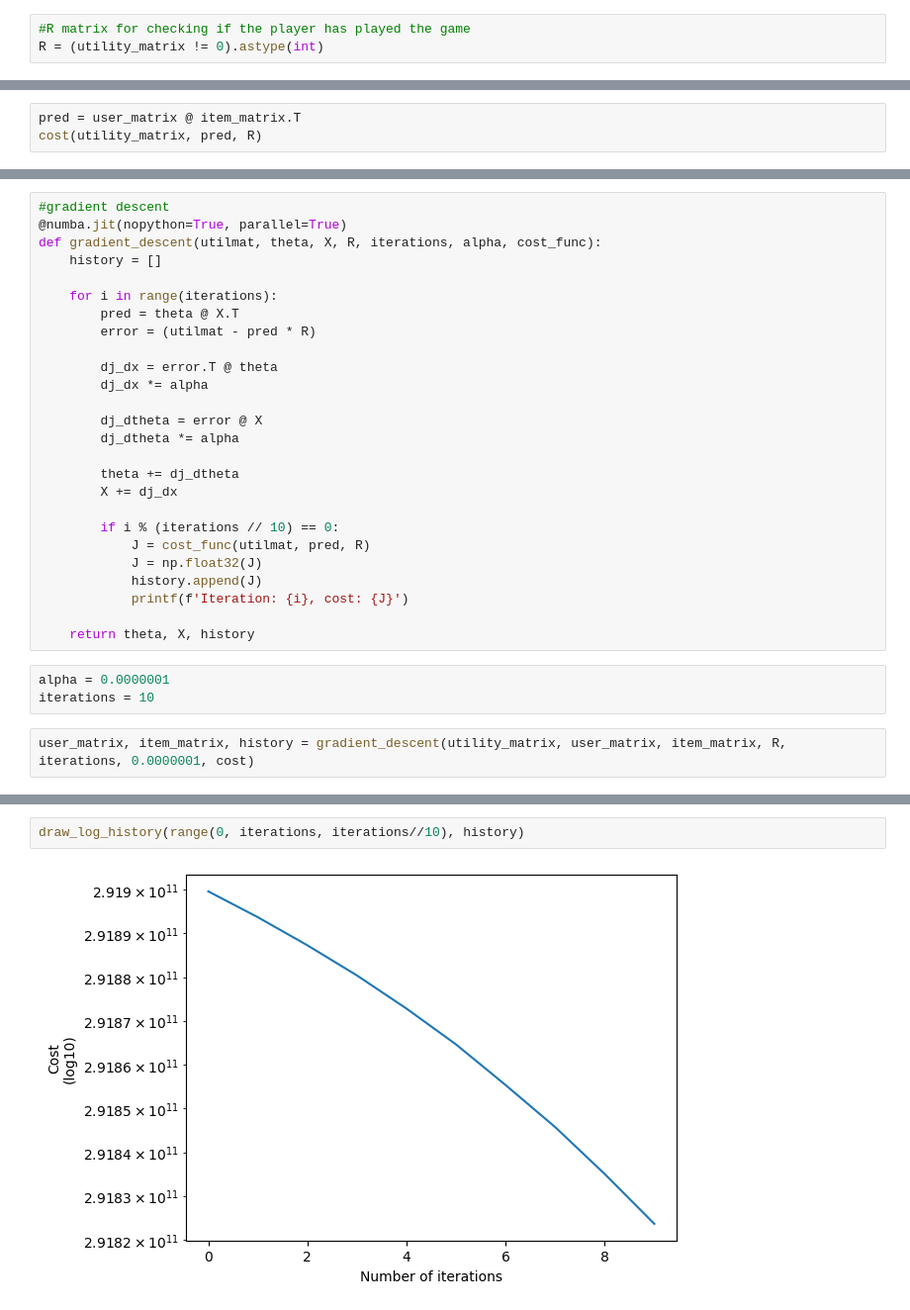
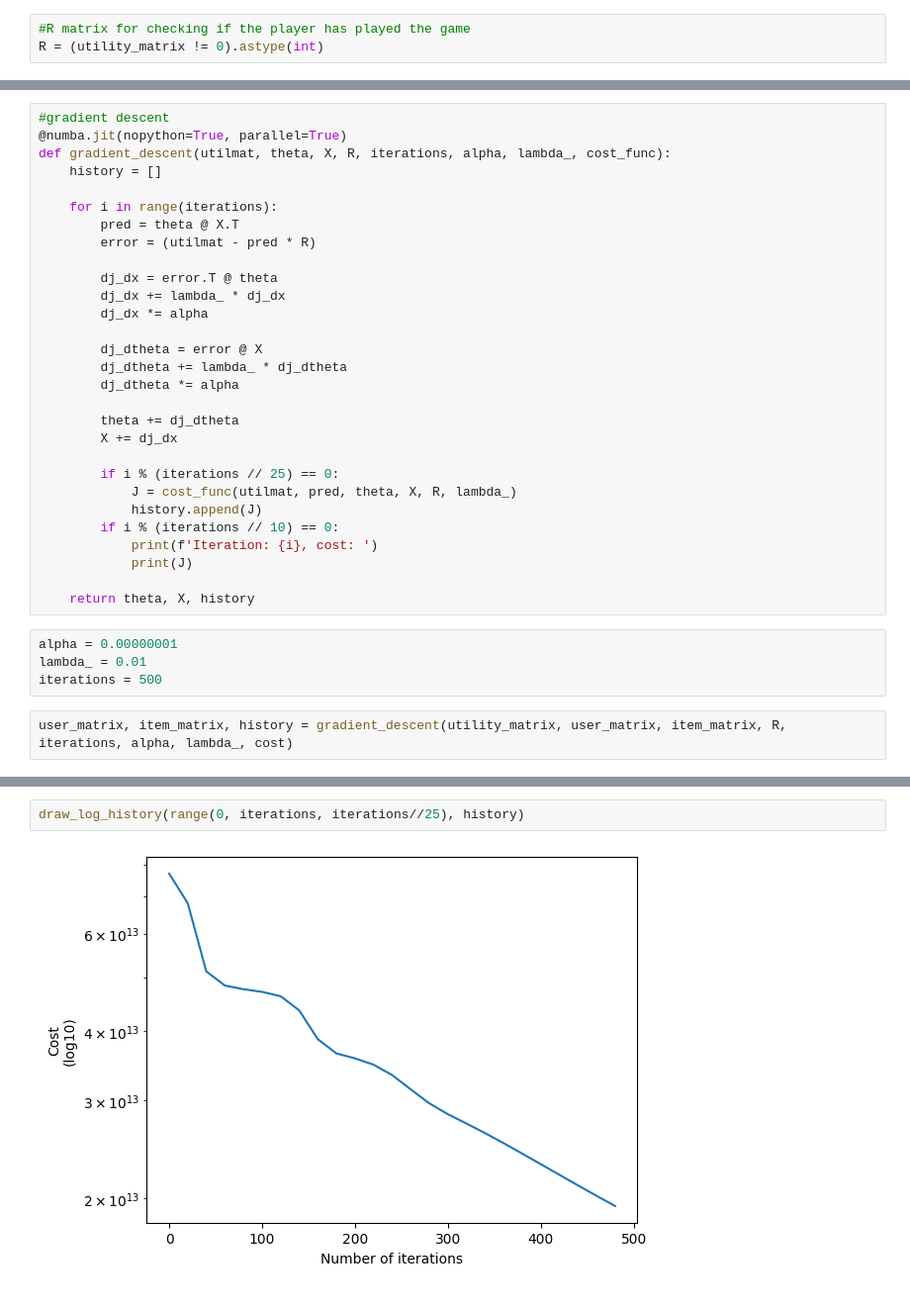
Before and after one commit to haydnllh/Game_recommender, a Jupyter notebook: game_recommender.ipynb, the cells around one changed output, grey strips where cells are left out. Shown at 99% size. Drawn from its saved outputs; the diff is of its cells as text.

```diff
--- a/game_recommender.ipynb
+++ b/game_recommender.ipynb
@@ -43,6 +33,3 @@ def cost(y, pred, R, chunk_size=500):
             )
         )
     return cost/2
-# %%
-pred = user_matrix @ item_matrix.T
-cost(utility_matrix, pred, R)
@@ -51,7 +36,7 @@ cost(utility_matrix, pred, R)
 # %%
 #gradient descent
 @numba.jit(nopython=True, parallel=True)
-def gradient_descent(utilmat, theta, X, R, iterations, alpha, cost_func):
+def gradient_descent(utilmat, theta, X, R, iterations, alpha, lambda_, cost_func):
     history = []
 
     for i in range(iterations):
@@ -59,24 +44,28 @@ def gradient_descent(utilmat, theta, X, R, iterations, alpha, cost_func):
         error = (utilmat - pred * R)
 
         dj_dx = error.T @ theta
+        dj_dx += lambda_ * dj_dx
         dj_dx *= alpha
 
         dj_dtheta = error @ X
+        dj_dtheta += lambda_ * dj_dtheta
         dj_dtheta *= alpha
 
         theta += dj_dtheta
         X += dj_dx
 
+        if i % (iterations // 25) == 0:
+            J = cost_func(utilmat, pred, theta, X, R, lambda_)
+            history.append(J)
         if i % (iterations // 10) == 0:
-            J = cost_func(utilmat, pred, R)
-            J = np.float32(J)
-            history.append(J)
-            printf(f'Iteration: {i}, cost: {J}')
+            print(f'Iteration: {i}, cost: ')
+            print(J)
 
     return theta, X, history
 # %%
-alpha = 0.0000001
-iterations = 10
+alpha = 0.00000001
+lambda_ = 0.01
+iterations = 500
 # %%
-user_matrix, item_matrix, history = gradient_descent(utility_matrix, user_matrix, item_matrix, R, iterations, 0.0000001, cost)
+user_matrix, item_matrix, history = gradient_descent(utility_matrix, user_matrix, item_matrix, R, iterations, alpha, lambda_, cost)
 # %% [output]
@@ -95,4 +96,4 @@ draw_history(range(0, iterations, iterations//10), history)
 # %%
-draw_log_history(range(0, iterations, iterations//10), history)
+draw_log_history(range(0, iterations, iterations//25), history)
 # %% [output]
-[figure, old version]
+[figure, new version]
```
Also changed, not shown: parts of 18 cells of this notebook, 1 other file.
